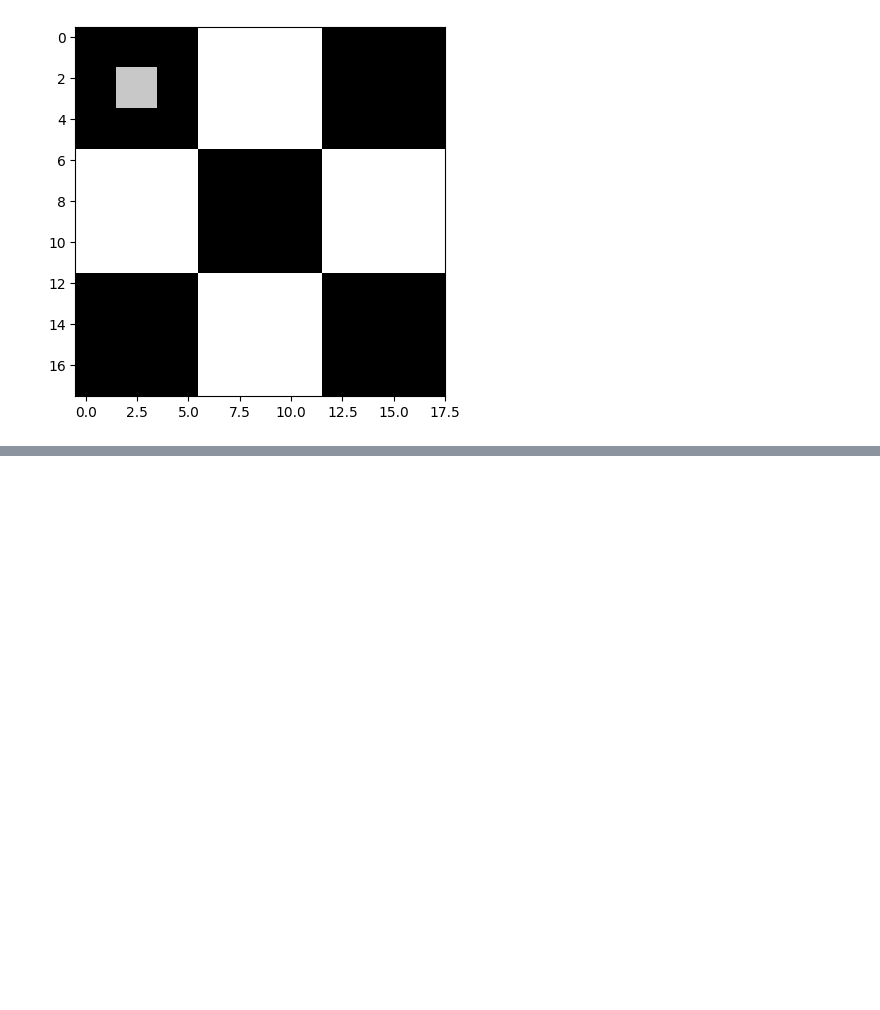
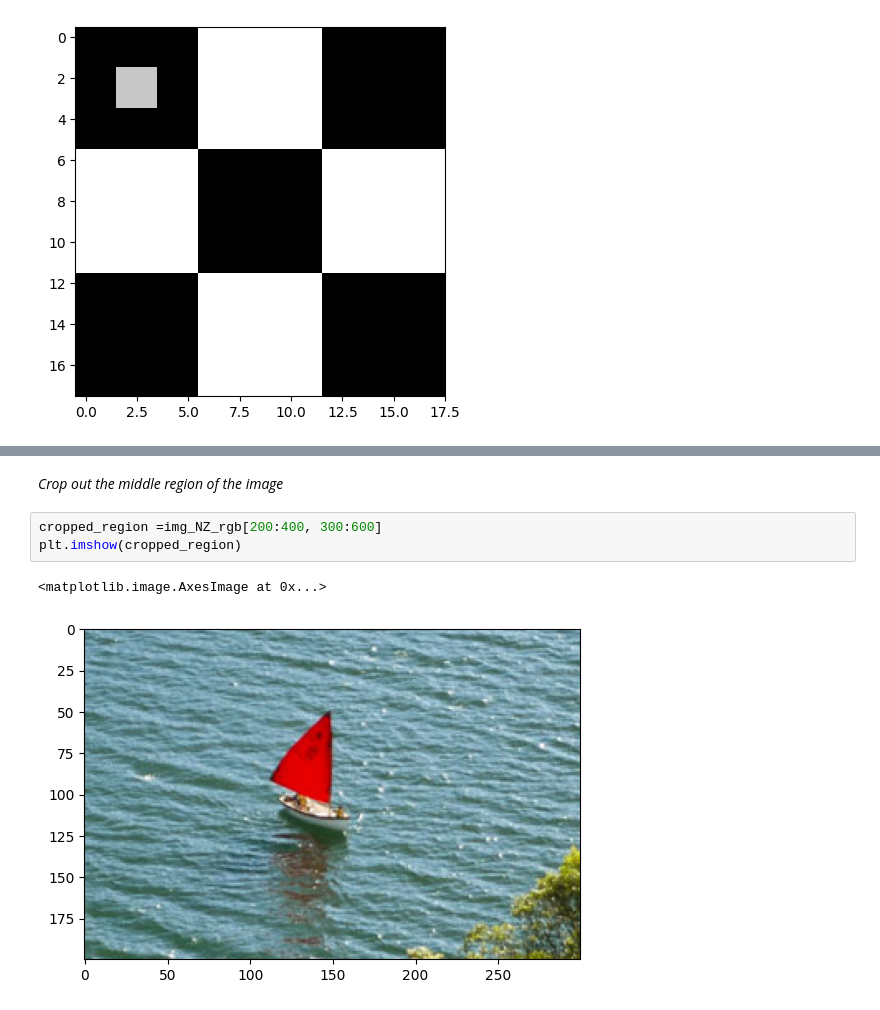
Before and after one commit to pereruannabaala/Image_Manipulation, a Jupyter notebook: Basic_image_manipulation.ipynb, the cells around one changed output, grey strips where cells are left out. Drawn from its saved outputs; the diff is of its cells as text; blank space fills up the shorter version.

```diff
--- a/Basic_image_manipulation.ipynb
+++ b/Basic_image_manipulation.ipynb
@@ -101,0 +112,8 @@ print(cb_img_copy)
+# %% [markdown]
+*Crop out the middle region of the image*
+# %%
+cropped_region =img_NZ_rgb[200:400, 300:600]
+plt.imshow(cropped_region)
+# %% [output]
+<matplotlib.image.AxesImage at 0x...>
+[figure, added]
```
Also changed, not shown: parts of 2 cells of this notebook.
